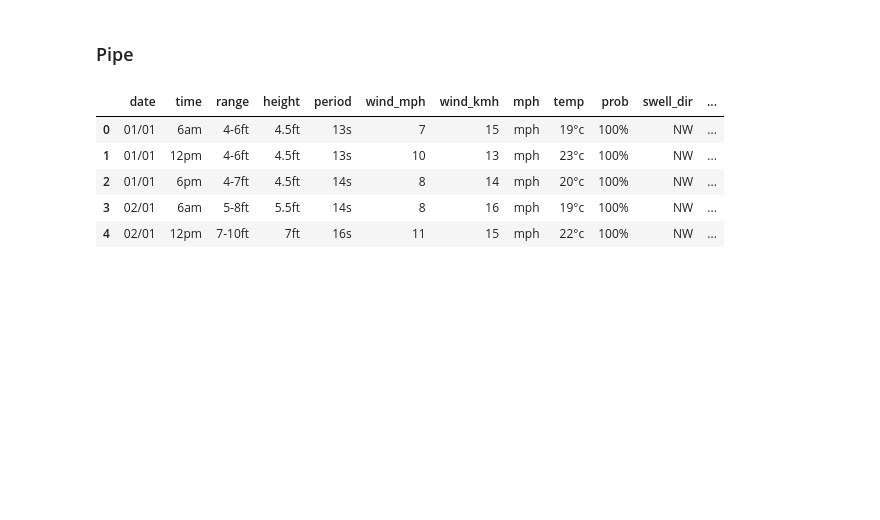
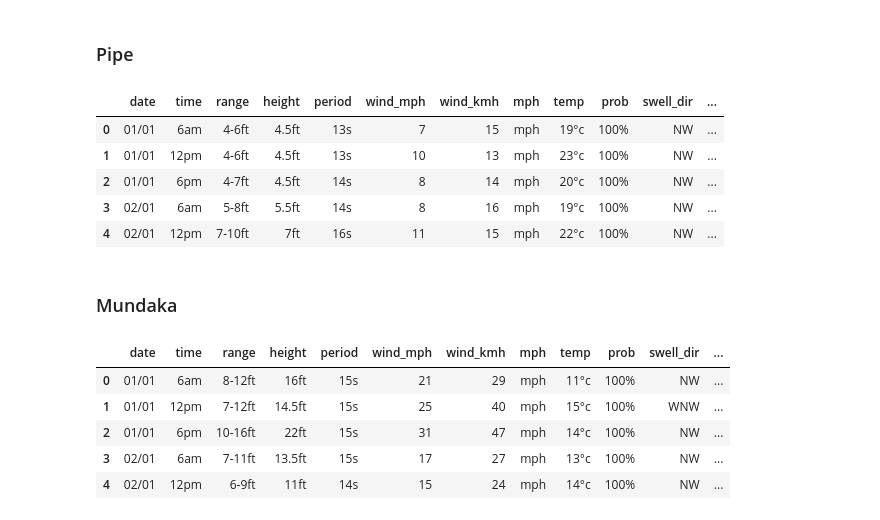
Before and after one commit to lukesmith194/SurfScanner, a Jupyter notebook: data_extraction_plus.ipynb, the cells around one changed output. Cells and saved outputs as stored; diff of their text form; code cells hidden in the pictures; blank space fills up the shorter version.

```diff
--- a/data_extraction_plus.ipynb
+++ b/data_extraction_plus.ipynb
@@ -327,3 +327,14 @@ df_pipe_2018.head()
 | 4 | 02/01 | 12pm | 7-10ft | 7ft | 16s | 11 | 15 | mph | 22°c | 100% | NW | ... |
 # %%
 df_pipe_2018.to_csv("df_pipe_2018.csv", index=False)
+# %% [markdown]
+###  Mundaka
+# %%
+df_mundaka_2018.head()
+# %% [output]
+|  | date | time | range | height | period | wind_mph | wind_kmh | mph | temp | prob | swell_dir | ... |
+| 0 | 01/01 | 6am | 8-12ft | 16ft | 15s | 21 | 29 | mph | 11°c | 100% | NW | ... |
+| 1 | 01/01 | 12pm | 7-12ft | 14.5ft | 15s | 25 | 40 | mph | 15°c | 100% | WNW | ... |
+| 2 | 01/01 | 6pm | 10-16ft | 22ft | 15s | 31 | 47 | mph | 14°c | 100% | NW | ... |
+| 3 | 02/01 | 6am | 7-11ft | 13.5ft | 15s | 17 | 27 | mph | 13°c | 100% | NW | ... |
+| 4 | 02/01 | 12pm | 6-9ft | 11ft | 14s | 15 | 24 | mph | 14°c | 100% | NW | ... |
```
Also changed, not shown: parts of 22 cells of this notebook, 7 other files.
